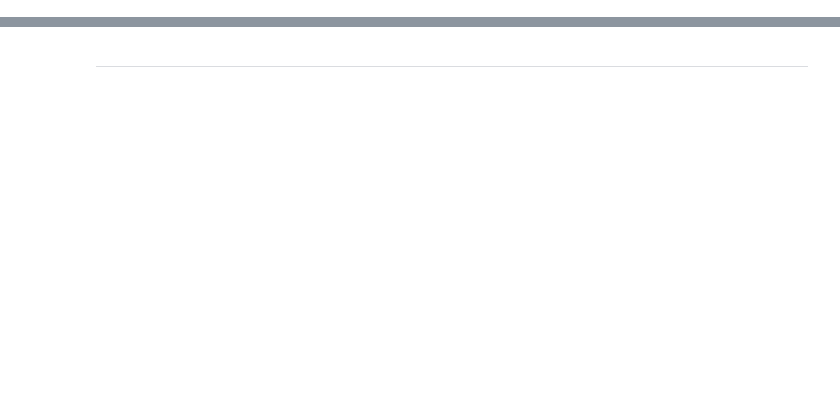
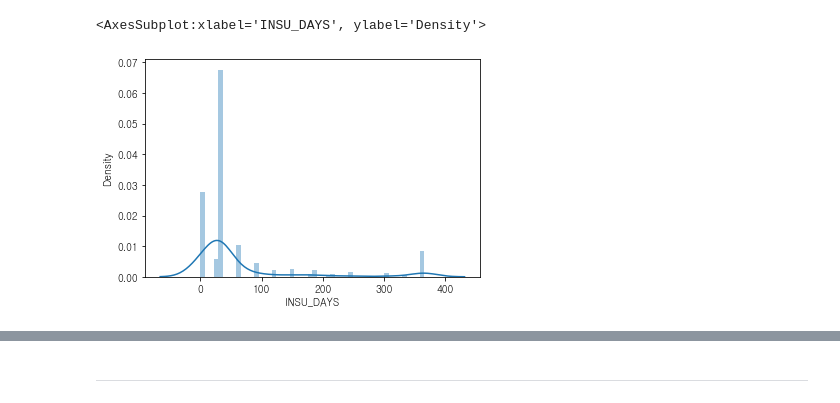
Before and after one commit to yoonhyeyoon/ChiChu, a Jupyter notebook: 전처리 ipynb/윤혜윤_여행자보험.ipynb, the cells around one changed output, grey strips where cells are left out. Drawn from its saved outputs; the diff is of its cells as text; code cells hidden in the pictures; blank space fills up the shorter version.

```diff
--- a/전처리 ipynb/윤혜윤_여행자보험.ipynb
+++ b/전처리 ipynb/윤혜윤_여행자보험.ipynb
@@ -148,0 +13,3 @@ df3
+# %%
+df = pd.read_csv("preprocessed_5.csv")
+df
@@ -148,0 +39,3 @@ df3
+# %%
+df_t = df[df.INS_GBN_CD == 14]
+df_t
@@ -148,0 +77,4 @@ df3
+# %%
+# 치환
+df_t['MGG_GRP_CD_'] = df_t["MGG_GRP_CD"].replace(['A1', 'A4', 'A3', 'A6', 'A99', 'A94'],
+                          ['사망', '진단', '후유장해', '입원일당', '기타', '위로금'], inplace=False)
@@ -148,0 +129,5 @@ df3
+# %%
+sns.distplot(df_t[df_t.CT_PY_PD == 0]["INSU_DAYS"])
+# %% [output]
+<AxesSubplot:xlabel='INSU_DAYS', ylabel='Density'>
+[figure, added]
```
Also changed, not shown: parts of 81 cells of this notebook.
